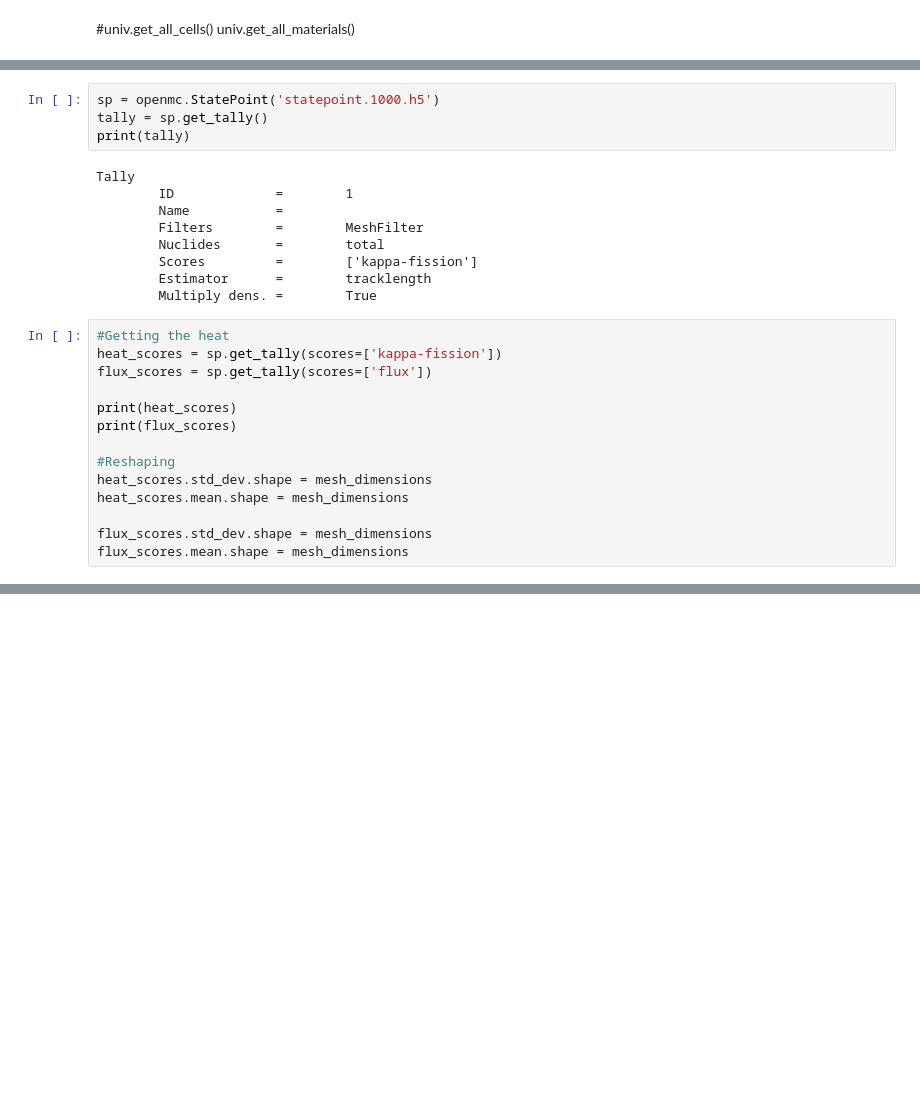
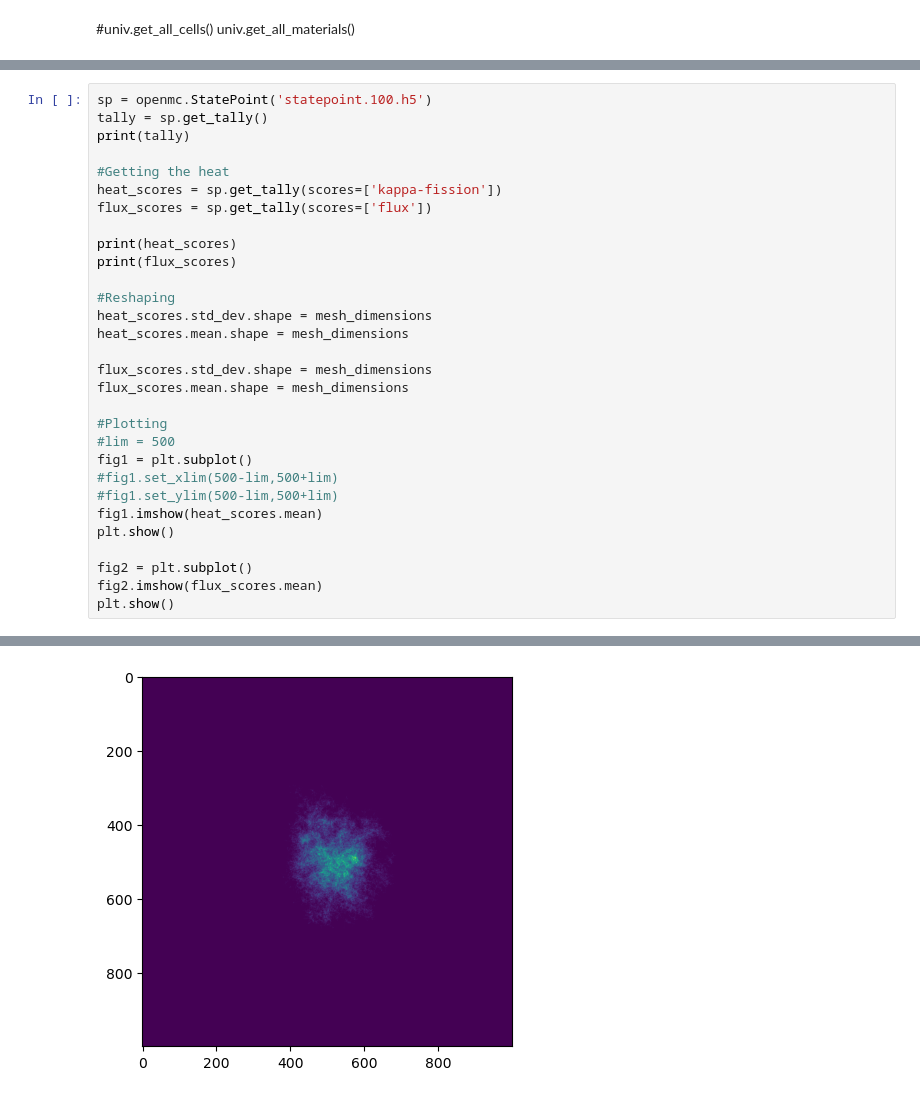
Before and after one commit to jspecht3/Polygon-Tally, a Jupyter notebook: openmc-files/designing_geometry.ipynb, the cells around one changed output, grey strips where cells are left out. Cells and saved outputs as stored; diff of their text form; blank space fills up the shorter version.

```diff
--- a/openmc-files/designing_geometry.ipynb
+++ b/openmc-files/designing_geometry.ipynb
@@ -355,18 +317,9 @@ rm: cannot remove '*.h5': No such file or directory
  Leakage Fraction            = 0.00000 +/- 0.00000
-# %%
-sp = openmc.StatePoint('statepoint.1000.h5')
-tally = sp.get_tally()
-print(tally)
-# %% [output]
-Tally
-        ID             =        1
-        Name           =
-        Filters        =        MeshFilter
-        Nuclides       =        total
-        Scores         =        ['kappa-fission']
-        Estimator      =        tracklength
-        Multiply dens. =        True
 # %%
+sp = openmc.StatePoint('statepoint.100.h5')
+tally = sp.get_tally()
+print(tally)
+
 #Getting the heat
 heat_scores = sp.get_tally(scores=['kappa-fission'])
 flux_scores = sp.get_tally(scores=['flux'])
@@ -380,5 +333,17 @@ heat_scores.mean.shape = mesh_dimensions
 
 flux_scores.std_dev.shape = mesh_dimensions
 flux_scores.mean.shape = mesh_dimensions
+
+#Plotting
+#lim = 500
+fig1 = plt.subplot()
+#fig1.set_xlim(500-lim,500+lim)
+#fig1.set_ylim(500-lim,500+lim)
+fig1.imshow(heat_scores.mean)
+plt.show()
+
+fig2 = plt.subplot()
+fig2.imshow(flux_scores.mean)
+plt.show()
 # %% [output]
 Tally
@@ -396,4 +362,5 @@ Tally
         Nuclides       =        total
         Scores         =        ['flux']
         Estimator      =        tracklength
         Multiply dens. =        True
+[figure, added]
```
Also changed, not shown: parts of 41 cells of this notebook, 2 other files.
